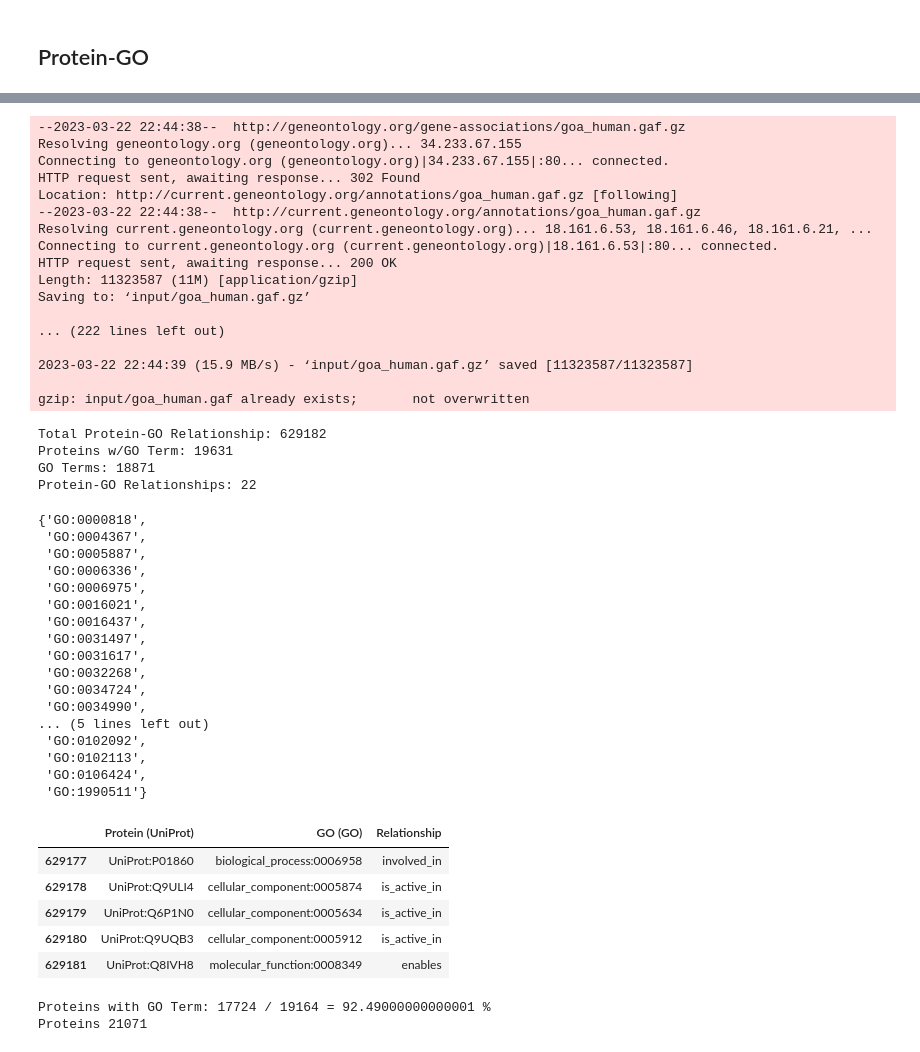
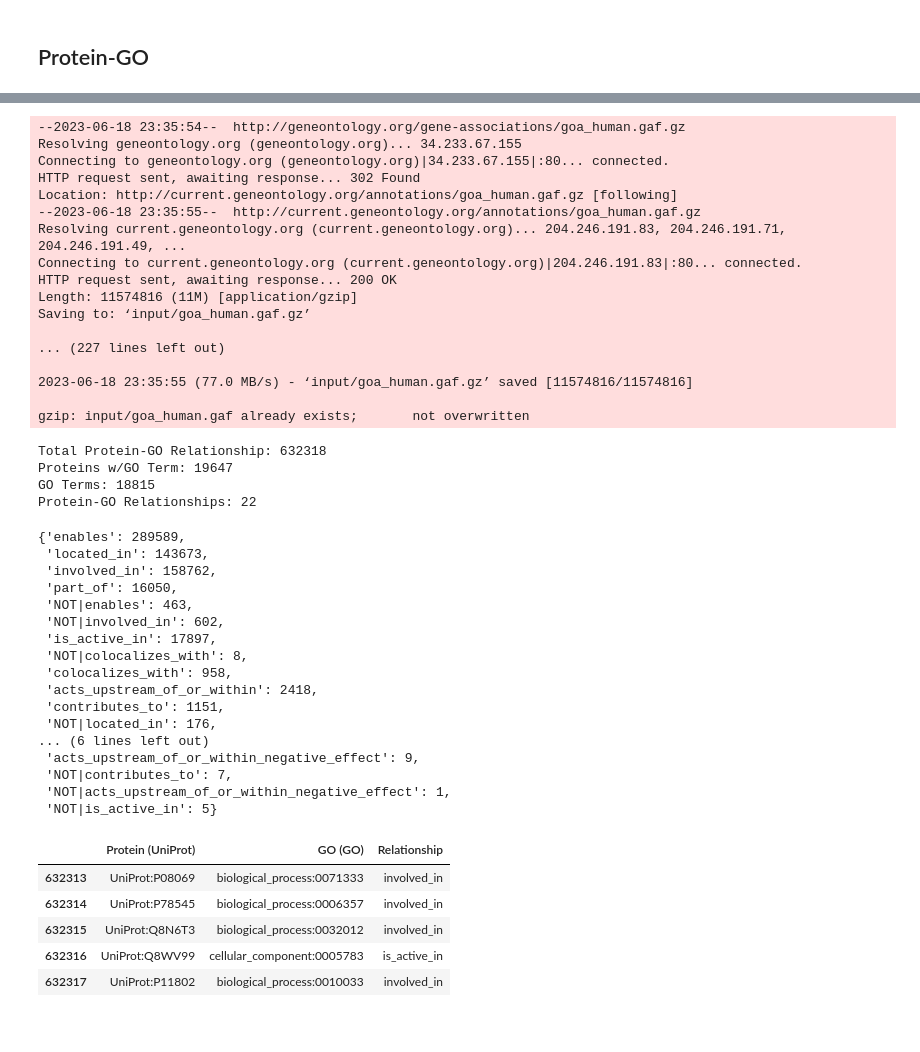
Before and after one commit to Yijia-Xiao/Know2BIO, a Jupyter notebook: dataset/protein_to_go.ipynb, the cells around one changed output, grey strips where cells are left out. Cells and saved outputs as stored; diff of their text form; code cells hidden in the pictures.

```diff
--- a/dataset/protein_to_go.ipynb
+++ b/dataset/protein_to_go.ipynb
@@ -156,66 +121,54 @@ print('Proteins w/GO Term:', len(proteins_in_go))
 print('GO Terms:', len(go_terms))
 print('Protein-GO Relationships:', len(relations))
 relations
-
-bad_gos
 # %% [output]
---2023-03-22 22:44:38--  http://geneontology.org/gene-associations/goa_human.gaf.gz
+--2023-06-18 23:35:54--  http://geneontology.org/gene-associations/goa_human.gaf.gz
 Resolving geneontology.org (geneontology.org)... 34.233.67.155
 Connecting to geneontology.org (geneontology.org)|34.233.67.155|:80... connected.
 HTTP request sent, awaiting response... 302 Found
 Location: http://current.geneontology.org/annotations/goa_human.gaf.gz [following]
---2023-03-22 22:44:38--  http://current.geneontology.org/annotations/goa_human.gaf.gz
-Resolving current.geneontology.org (current.geneontology.org)... 18.161.6.53, 18.161.6.46, 18.161.6.21, ...
-Connecting to current.geneontology.org (current.geneontology.org)|18.161.6.53|:80... connected.
+--2023-06-18 23:35:55--  http://current.geneontology.org/annotations/goa_human.gaf.gz
+Resolving current.geneontology.org (current.geneontology.org)... 204.246.191.83, 204.246.191.71, 204.246.191.49, ...
+Connecting to current.geneontology.org (current.geneontology.org)|204.246.191.83|:80... connected.
 HTTP request sent, awaiting response... 200 OK
-Length: 11323587 (11M) [application/gzip]
+Length: 11574816 (11M) [application/gzip]
 Saving to: ‘input/goa_human.gaf.gz’
 
-... (222 lines left out)
+... (227 lines left out)
 
-2023-03-22 22:44:39 (15.9 MB/s) - ‘input/goa_human.gaf.gz’ saved [11323587/11323587]
+2023-06-18 23:35:55 (77.0 MB/s) - ‘input/goa_human.gaf.gz’ saved [11574816/11574816]
 
 gzip: input/goa_human.gaf already exists;       not overwritten
-Total Protein-GO Relationship: 629182
-Proteins w/GO Term: 19631
-GO Terms: 18871
+Total Protein-GO Relationship: 632318
+Proteins w/GO Term: 19647
+GO Terms: 18815
 Protein-GO Relationships: 22
-{'GO:0000818',
- 'GO:0004367',
- 'GO:0005887',
- 'GO:0006336',
- 'GO:0006975',
- 'GO:0016021',
- 'GO:0016437',
- 'GO:0031497',
- 'GO:0031617',
- 'GO:0032268',
- 'GO:0034724',
- 'GO:0034990',
-... (5 lines left out)
- 'GO:0102092',
- 'GO:0102113',
- 'GO:0106424',
- 'GO:1990511'}
+{'enables': 289589,
+ 'located_in': 143673,
+ 'involved_in': 158762,
+ 'part_of': 16050,
+ 'NOT|enables': 463,
+ 'NOT|involved_in': 602,
+ 'is_active_in': 17897,
+ 'NOT|colocalizes_with': 8,
+ 'colocalizes_with': 958,
+ 'acts_upstream_of_or_within': 2418,
+ 'contributes_to': 1151,
+ 'NOT|located_in': 176,
+... (6 lines left out)
+ 'acts_upstream_of_or_within_negative_effect': 9,
+ 'NOT|contributes_to': 7,
+ 'NOT|acts_upstream_of_or_within_negative_effect': 1,
+ 'NOT|is_active_in': 5}
 # %%
 df = pd.read_csv(os.path.join('output/protein2go',file))
 df.to_csv(os.path.join('output/edges',file), index=False)
-df.to_csv(os.path.join('output/edges to use/',file), index=False)
+df.to_csv(os.path.join('output/edges_to_use/',file), index=False)
 df.tail()
 # %% [output]
 |  | Protein (UniProt) | GO (GO) | Relationship |
-| 629177 | UniProt:P01860 | biological_process:0006958 | involved_in |
-| 629178 | UniProt:Q9ULI4 | cellular_component:0005874 | is_active_in |
-| 629179 | UniProt:Q6P1N0 | cellular_component:0005634 | is_active_in |
-| 629180 | UniProt:Q9UQB3 | cellular_component:0005912 | is_active_in |
-| 629181 | UniProt:Q8IVH8 | molecular_function:0008349 | enables |
+| 632313 | UniProt:P08069 | biological_process:0071333 | involved_in |
+| 632314 | UniProt:P78545 | biological_process:0006357 | involved_in |
+| 632315 | UniProt:Q8N6T3 | biological_process:0032012 | involved_in |
+| 632316 | UniProt:Q8WV99 | cellular_component:0005783 | is_active_in |
+| 632317 | UniProt:P11802 | biological_process:0010033 | involved_in |
-# %%
-count = 0
-for protein in proteins:
-    if protein in proteins_in_go:
-        count += 1
-print('Proteins with GO Term:', count, '/', len(proteins), '=', round(count/len(proteins),4)*100,'%')
-print('Proteins', len(set(proteins).union(proteins_in_go)))
-# %% [output]
-Proteins with GO Term: 17724 / 19164 = 92.49000000000001 %
-Proteins 21071
```
Also changed, not shown: parts of 7 cells of this notebook, 5 other files.
